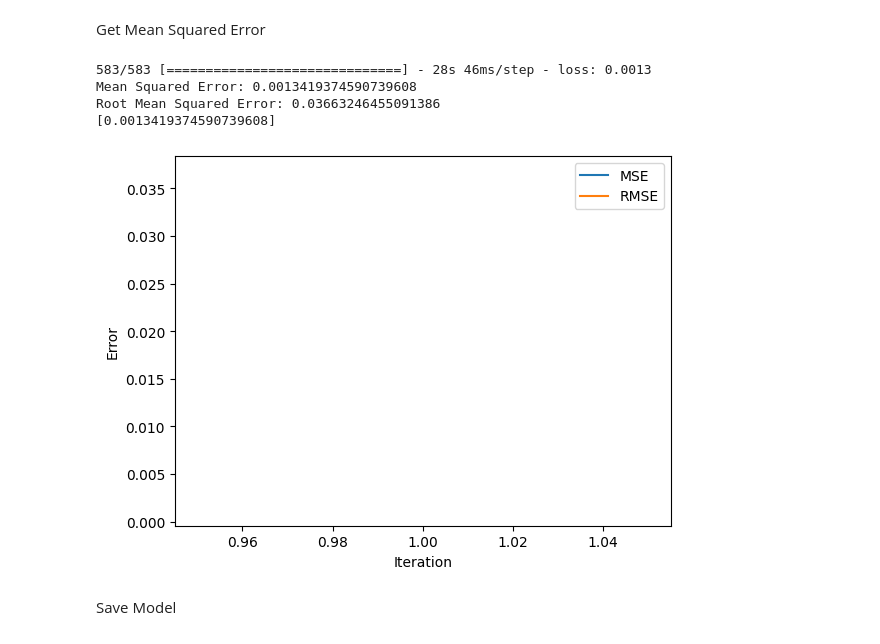
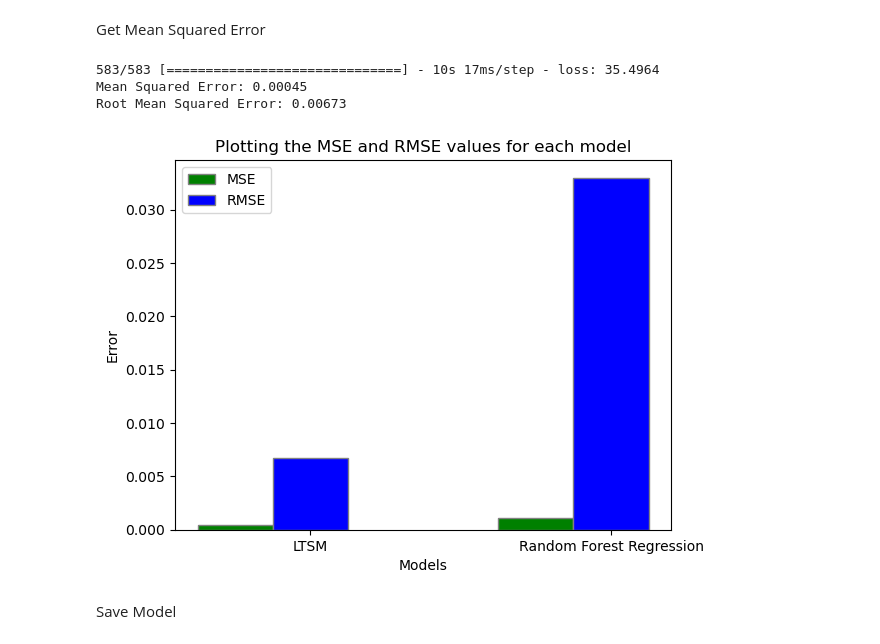
Before and after one commit to xunthongkkkkkk/DataAnalytics3005, a Jupyter notebook: LSTM predictor/LSTM_Predictor.ipynb, the cells around one changed output. Cells and saved outputs as stored; diff of their text form; code cells hidden in the pictures.

Commit message:
update the the mse rmse plot

```diff
--- a/LSTM predictor/LSTM_Predictor.ipynb
+++ b/LSTM predictor/LSTM_Predictor.ipynb
@@ -162,49 +162,50 @@ Y_pred = lstmModel.predict(X_test)
 # %% [markdown]
 Get Mean Squared Error
 # %%
-mse_values = []
-rmse_values = []
-
 mse = lstmModel.evaluate(X_test, Y_test)
 rmse = np.sqrt(mse)
 
 print('Mean Squared Error:', mse)
 print('Root Mean Squared Error:', rmse)
 
-mse_values.append(mse)
-rmse_values.append(rmse)
-
-# Save MSE and RMSE values to a file
-with open('mse_rmse_values.txt', 'a') as file:
-    for mse, rmse in zip(mse_values, rmse_values):
-        file.write(f'{mse},{rmse}\n')
+# # Save MSE and RMSE values to a file
+# with open('mse_rmse_values.txt', 'a') as file:
+#     file.write(f'{mse},{rmse},LTSM\n')
 
 # Read the saved MSE and RMSE values from the file
 mse_values = []
 rmse_values = []
+models = []
 
 with open('mse_rmse_values.txt', 'r') as file:
     for line in file:
-        mse, rmse = line.strip().split(',')
+        mse, rmse, model = line.strip().split(',')
         mse_values.append(float(mse))
         rmse_values.append(float(rmse))
+        models.append(model)
 
-print(mse_values)
 # Plotting the MSE and RMSE values
-iterations = range(1, len(mse_values) + 1)
+# creating the bar plot
+barWidth = 0.25
 
-plt.plot(iterations, mse_values, label='MSE')
-plt.plot(iterations, rmse_values, label='RMSE')
-plt.xlabel('Iteration')
+# Set position of bar on X axis
+br1 = np.arange(len(mse_values))
+br2 = [x + barWidth for x in br1]
+
+plt.bar(br1, mse_values, color ='g', width = barWidth, edgecolor ='grey', label ='MSE')
+plt.bar(br2, rmse_values, color ='b', width = barWidth,edgecolor ='grey', label ='RMSE')
+
+plt.xlabel('Models')
 plt.ylabel('Error')
+plt.xticks([r + barWidth for r in range(len(models))], models)
+plt.title('Plotting the MSE and RMSE values for each model')
 plt.legend()
 plt.show()
 # %% [output]
-583/583 [==============================] - 28s 46ms/step - loss: 0.0013
-Mean Squared Error: 0.0013419374590739608
-Root Mean Squared Error: 0.03663246455091386
-[0.0013419374590739608]
+583/583 [==============================] - 10s 17ms/step - loss: 35.4964
+Mean Squared Error: 0.00045
+Root Mean Squared Error: 0.00673
-[figure, old version]
+[figure, new version]
 # %% [markdown]
 Save Model
 # %%
```
Also changed, not shown: 1 other file.
